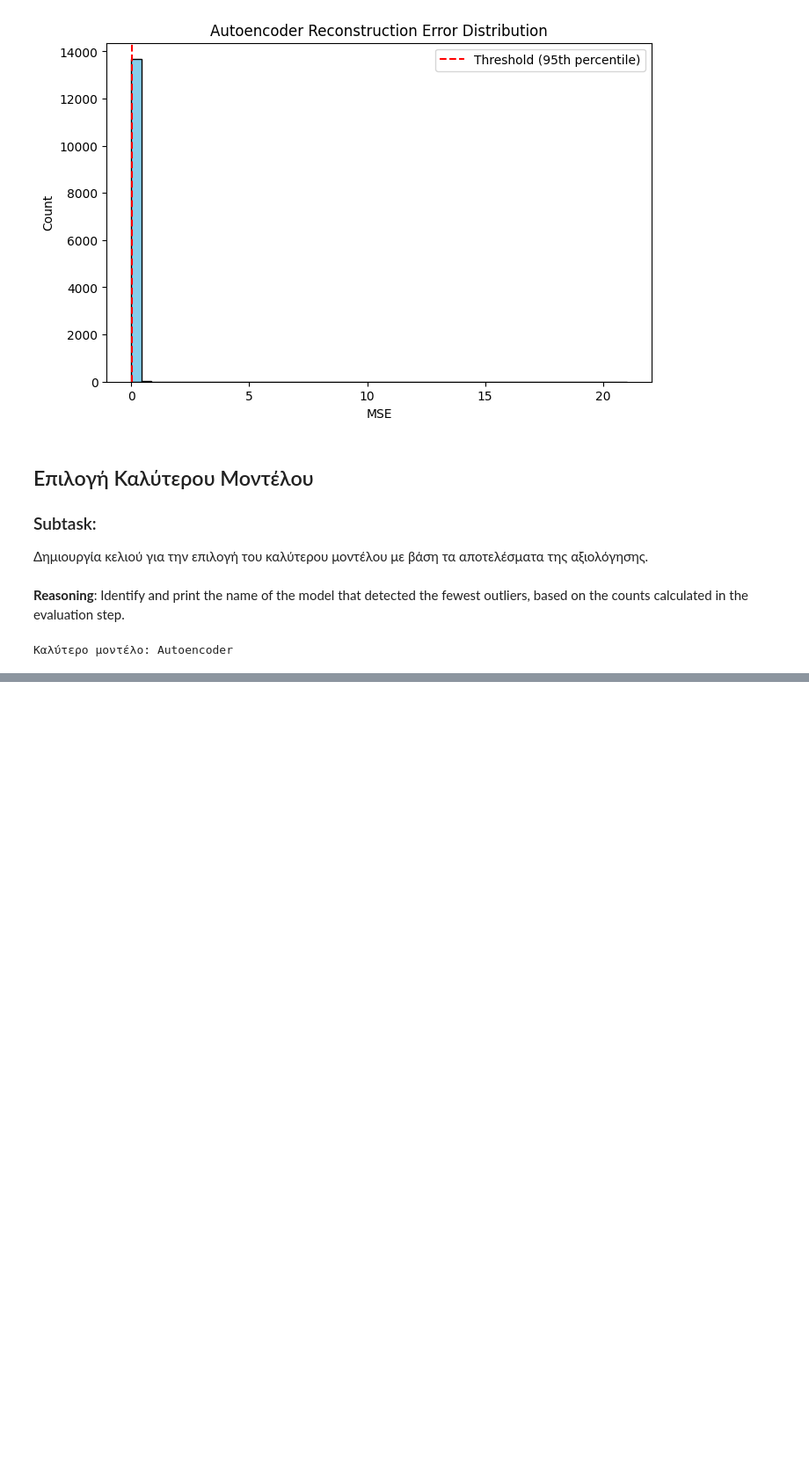
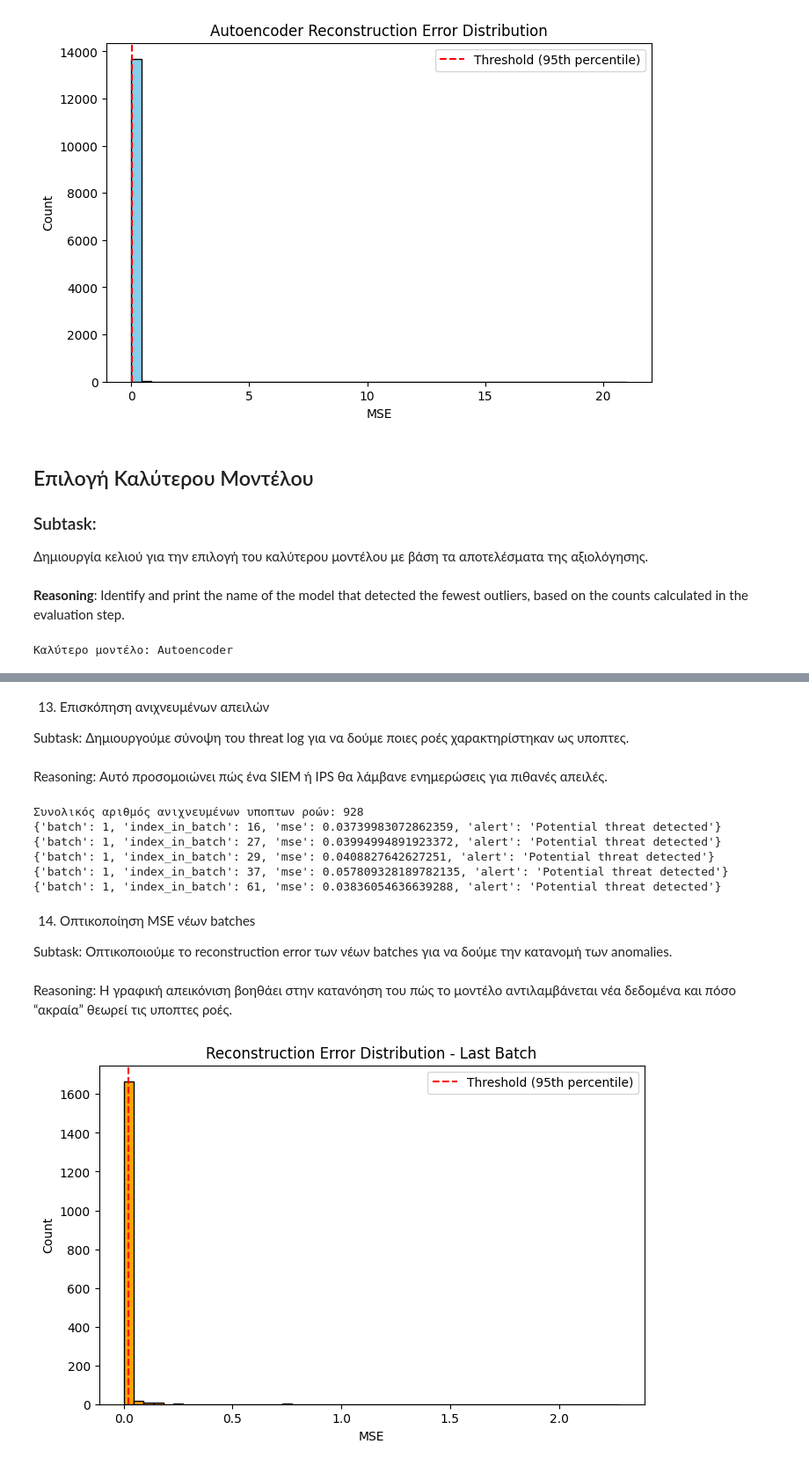
Before and after one commit to Thanasiss23/ekpa, a Jupyter notebook: Αντίγραφο_DarkNet_DetectionAnomaly.ipynb, the cells around one changed output, grey strips where cells are left out. Shown at 88% size. Drawn from its saved outputs; the diff is of its cells as text; code cells hidden in the pictures; blank space fills up the shorter version.

```diff
--- a/Αντίγραφο_DarkNet_DetectionAnomaly.ipynb
+++ b/Αντίγραφο_DarkNet_DetectionAnomaly.ipynb
@@ -261,0 +315,42 @@ else:
+# %% [markdown]
+13. Επισκόπηση ανιχνευμένων απειλών
+
+Subtask:
+Δημιουργούμε σύνοψη του threat log για να δούμε ποιες ροές χαρακτηρίστηκαν ως υποπτες.
+# %% [markdown]
+Reasoning:
+Αυτό προσομοιώνει πώς ένα SIEM ή IPS θα λάμβανε ενημερώσεις για πιθανές απειλές.
+# %%
+# 13. Threat Log Summary
+print(f"Συνολικός αριθμός ανιχνευμένων υποπτων ροών: {len(threat_log)}")
+
+# Προβολή πρώτων 5 alerts
+for alert in threat_log[:5]:
+    print(alert)
+# %% [output]
+Συνολικός αριθμός ανιχνευμένων υποπτων ροών: 928
+{'batch': 1, 'index_in_batch': 16, 'mse': 0.03739983072862359, 'alert': 'Potential threat detected'}
+{'batch': 1, 'index_in_batch': 27, 'mse': 0.03994994891923372, 'alert': 'Potential threat detected'}
+{'batch': 1, 'index_in_batch': 29, 'mse': 0.0408827642627251, 'alert': 'Potential threat detected'}
+{'batch': 1, 'index_in_batch': 37, 'mse': 0.057809328189782135, 'alert': 'Potential threat detected'}
+{'batch': 1, 'index_in_batch': 61, 'mse': 0.03836054636639288, 'alert': 'Potential threat detected'}
+# %% [markdown]
+14. Οπτικοποίηση MSE νέων batches
+
+Subtask:
+Οπτικοποιούμε το reconstruction error των νέων batches για να δούμε την κατανομή των anomalies.
+# %% [markdown]
+Reasoning:
+Η γραφική απεικόνιση βοηθάει στην κατανόηση του πώς το μοντέλο αντιλαμβάνεται νέα δεδομένα και πόσο “ακραία” θεωρεί τις υποπτες ροές.
+# %%
+# 14. Visualize reconstruction error of last batch
+plt.figure(figsize=(8,5))
+plt.hist(batch_mse, bins=50, color='orange', edgecolor='k')
+plt.axvline(threshold, color='r', linestyle='--', label='Threshold (95th percentile)')
+plt.title("Reconstruction Error Distribution - Last Batch")
+plt.xlabel("MSE")
+plt.ylabel("Count")
+plt.legend()
+plt.show()
+# %% [output]
+[figure, added]
```
Also changed, not shown: parts of 3 cells of this notebook.
